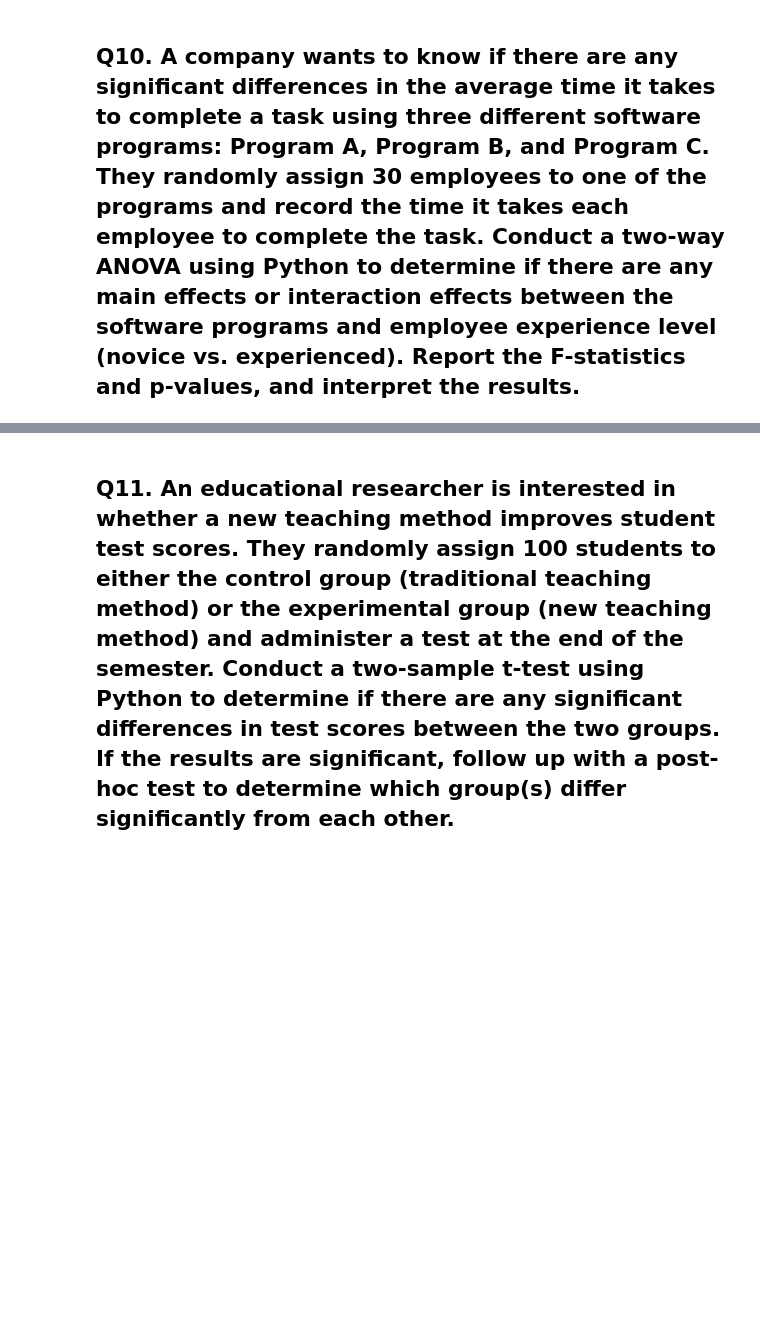
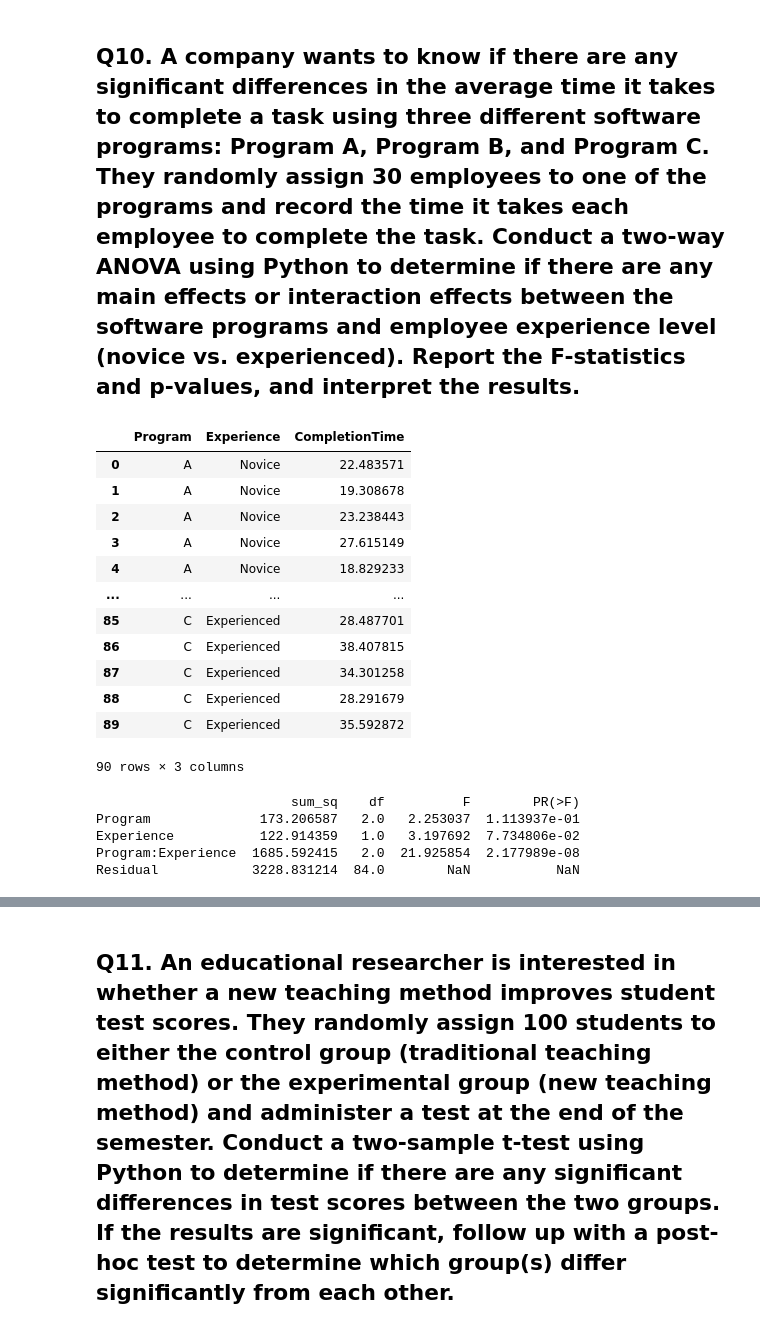
Before and after one commit to Sha-98/Data-Science-Masters, a Jupyter notebook: Statistics_Adv_06.ipynb, the cells around one changed output, grey strips where cells are left out. Saved outputs shown, nothing was run; the diff lists cells and outputs as text; code cells hidden in the pictures; blank space fills up the shorter version.

```diff
--- a/Statistics_Adv_06.ipynb
+++ b/Statistics_Adv_06.ipynb
@@ -194,2 +293,66 @@ However, the ANOVA test does not identify which specific groups are different. T
 # %% [markdown]
 ## **Q10. A company wants to know if there are any significant differences in the average time it takes to complete a task using three different software programs: Program A, Program B, and Program C. They randomly assign 30 employees to one of the programs and record the time it takes each employee to complete the task. Conduct a two-way ANOVA using Python to determine if there are any main effects or interaction effects between the software programs and employee experience level (novice vs. experienced). Report the F-statistics and p-values, and interpret the results.**
+# %%
+import pandas as pd
+import numpy as np
+import random
+import statsmodels.api as sm
+from statsmodels.formula.api import ols
+
+# Set a random seed for reproducibility
+np.random.seed(42)
+
+# Number of employees
+n_employees = 30
+
+# Generate random completion times for each program and experience level
+completion_times_A_novice = np.random.normal(loc=20, scale=5, size=n_employees // 2)
+completion_times_A_experienced = np.random.normal(loc=22, scale=4, size=n_employees // 2)
+
+completion_times_B_novice = np.random.normal(loc=25, scale=7, size=n_employees // 2)
+completion_times_B_experienced = np.random.normal(loc=28, scale=6, size=n_employees // 2)
+
+completion_times_C_novice = np.random.normal(loc=30, scale=8, size=n_employees // 2)
+completion_times_C_experienced = np.random.normal(loc=32, scale=7, size=n_employees // 2)
+
+# Combine data into a DataFrame
+data = {
+    'Program': (['A'] * (n_employees // 2) + ['B'] * (n_employees // 2) + ['C'] * (n_employees // 2)) * 2,
+    'Experience': (['Novice'] * (n_employees // 2) + ['Experienced'] * (n_employees // 2)) * 3,
+    'CompletionTime': np.concatenate([
+        completion_times_A_novice, completion_times_A_experienced,
+        completion_times_B_novice, completion_times_B_experienced,
+        completion_times_C_novice, completion_times_C_experienced
+    ])
+}
+
+df = pd.DataFrame(data)
+df
+# %% [output]
+|  | Program | Experience | CompletionTime |
+| 0 | A | Novice | 22.483571 |
+| 1 | A | Novice | 19.308678 |
+| 2 | A | Novice | 23.238443 |
+| 3 | A | Novice | 27.615149 |
+| 4 | A | Novice | 18.829233 |
+| ... | ... | ... | ... |
+| 85 | C | Experienced | 28.487701 |
+| 86 | C | Experienced | 38.407815 |
+| 87 | C | Experienced | 34.301258 |
+| 88 | C | Experienced | 28.291679 |
+| 89 | C | Experienced | 35.592872 |
+90 rows × 3 columns
+# %%
+# Perform two-way ANOVA
+formula = 'CompletionTime ~ Program + Experience + Program:Experience'
+model = ols(formula, data=df).fit()
+anova_table = sm.stats.anova_lm(model, typ=2)
+
+# Print the ANOVA table
+print(anova_table)
+# %% [output]
+                         sum_sq    df          F        PR(>F)
+Program              173.206587   2.0   2.253037  1.113937e-01
+Experience           122.914359   1.0   3.197692  7.734806e-02
+Program:Experience  1685.592415   2.0  21.925854  2.177989e-08
+Residual            3228.831214  84.0        NaN           NaN
```
Also changed, not shown: parts of 7 cells of this notebook.
